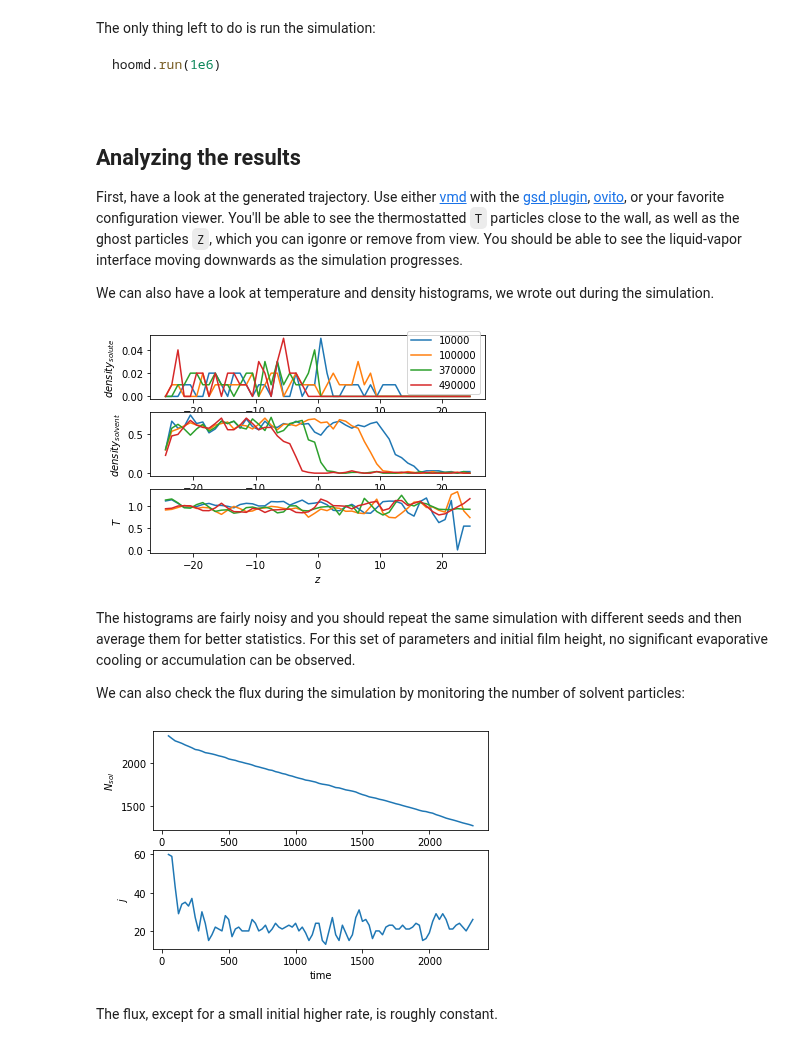
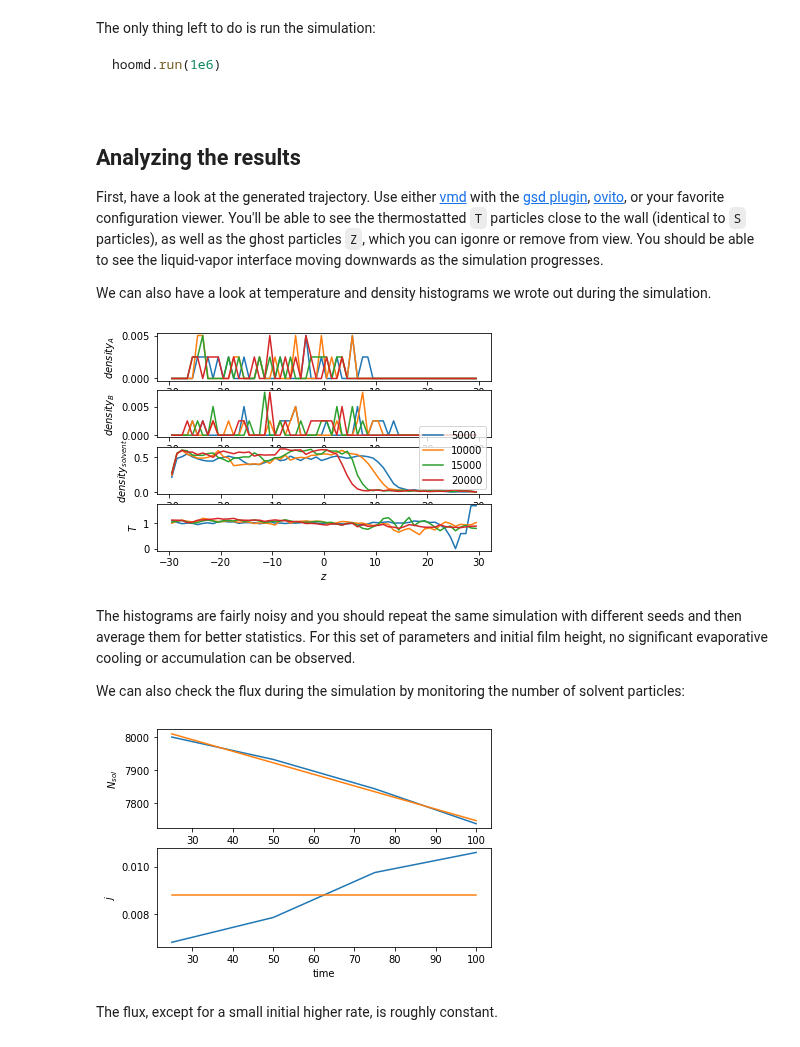
Before and after one commit to mphowardlab/azplugins, a Jupyter notebook: tutorials/02_evaporation/02_explicit_evaporation.ipynb, the cells around one changed output. Drawn from its saved outputs; the diff is of its cells as text; code cells hidden in the pictures.

```diff
--- a/tutorials/02_evaporation/02_explicit_evaporation.ipynb
+++ b/tutorials/02_evaporation/02_explicit_evaporation.ipynb
@@ -222,34 +262,36 @@ hoomd.run(1e6)
 ## Analyzing the results
 
 First, have a look at the generated trajectory. Use either [vmd](https://www.ks.uiuc.edu/Research/vmd/) with the [gsd plugin](https://github.com/mphoward/gsd-vmd), [ovito](https://www.ovito.org/), or your favorite configuration viewer.
-You'll be able to see the thermostatted `T` particles close to the wall, as well as the ghost particles `Z`, which you can igonre or remove from view. You should be able to see the liquid-vapor interface moving downwards as the simulation progresses.
+You'll be able to see the thermostatted `T` particles close to the wall (identical to `S` particles), as well as the ghost particles `Z`, which you can igonre or remove from view. You should be able to see the liquid-vapor interface moving downwards as the simulation progresses.
 
-We can also have a look at temperature and density histograms, we wrote out during the simulation.
+We can also have a look at temperature and density histograms we wrote out during the simulation.
 # %%
 import numpy as np
 import matplotlib.pyplot as plt
 
-fig, ax = plt.subplots(3)
+fig, ax = plt.subplots(4)
 
-for i in [10000,100000,370000,490000]:
+for i in [5000,10000,15000,20000]:
     # reading the recorded density profile A S T Z
-    density_profile = np.genfromtxt('tutorial_evaporation_explicit_dens_%d.hist'%(i), skip_header=True)
-    sol_density = (density_profile[:,2]+density_profile[:,3])
-    ax[0].plot(density_profile[:,0], density_profile[:,1],label=i)
-    ax[1].plot(density_profile[:,0], sol_density)
-    ax[2].plot(density_profile[:,0], density_profile[:,5])
+    density_profile = np.genfromtxt('tutorial_evaporation_explicit_dens_%05d.hist'%(i), skip_header=True)
+    sol_density = (density_profile[:,3]+density_profile[:,4])
+    ax[0].plot(density_profile[:,0], density_profile[:,1])
+    ax[1].plot(density_profile[:,0], density_profile[:,2])
+    ax[2].plot(density_profile[:,0], sol_density,label=i)
+    ax[3].plot(density_profile[:,0], density_profile[:,-1])
 
-ax[0].legend()
-ax[0].set_xlabel('$z$')
-ax[0].set_ylabel('$density_{solute}$')
-ax[1].set_xlabel('$z$')
-ax[1].set_ylabel('$density_{solvent}$')
-ax[2].set_xlabel('$z$')
-ax[2].set_ylabel('$T$')
+ax[2].legend()
+for i in [0,1,2,3]:
+    ax[i].set_xlabel('$z$')
+
+ax[0].set_ylabel('$density_{A}$')
+ax[1].set_ylabel('$density_{B}$')
+ax[2].set_ylabel('$density_{solvent}$')
+ax[3].set_ylabel('$T$')
 
 plt.show()
 # %% [output]
-[figure, old version]
+[figure, new version]
 # %% [markdown]
 The histograms are fairly noisy and you should repeat the same simulation with different seeds and then average them for better statistics. For this set of parameters and initial film height, no significant evaporative cooling or accumulation can be observed.
 
@@ -262,18 +304,26 @@ data = np.genfromtxt('tutorial_evaporation_explicit.txt')
 fig, ax = plt.subplots(2)
 
 dt= 0.005
-L = 10.0
-ax[0].plot(data[:,0]*dt, data[:,1])
+L = 20.0
+t = data[:,0]*dt
+ax[0].plot(t, data[:,1])
+
+z = np.polyfit(t, data[:,1], 1)
+
+ax[0].plot(t, z[0]*t+z[1])
+
 ax[0].set_xlabel('time')
 ax[0].set_ylabel('$N_{sol}$')
 
-flux = -np.gradient(data[:,1])/(L**2*dt)
-ax[1].plot(data[:,0]*dt, flux);
+flux = -np.gradient(data[:,1],data[:,0])/(L**2*dt)
+
+ax[1].plot(t, flux)
+ax[1].plot(t, -z[0]*np.ones(len(t))/L**2)
 ax[1].set_xlabel('time')
 ax[1].set_ylabel('$j$')
 plt.show()
 # %% [output]
-[figure, old version]
+[figure, new version]
 # %% [markdown]
 The flux, except for a small initial higher rate, is roughly constant.
 # %% [markdown]
```
Also changed, not shown: parts of 10 cells of this notebook, 3 other files.
